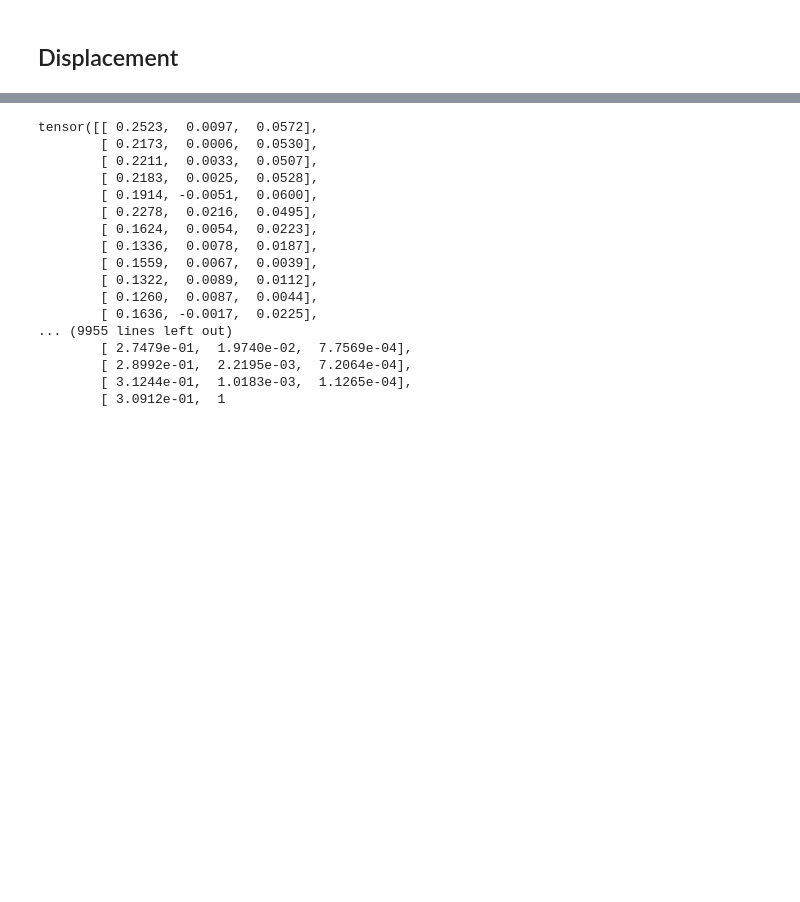
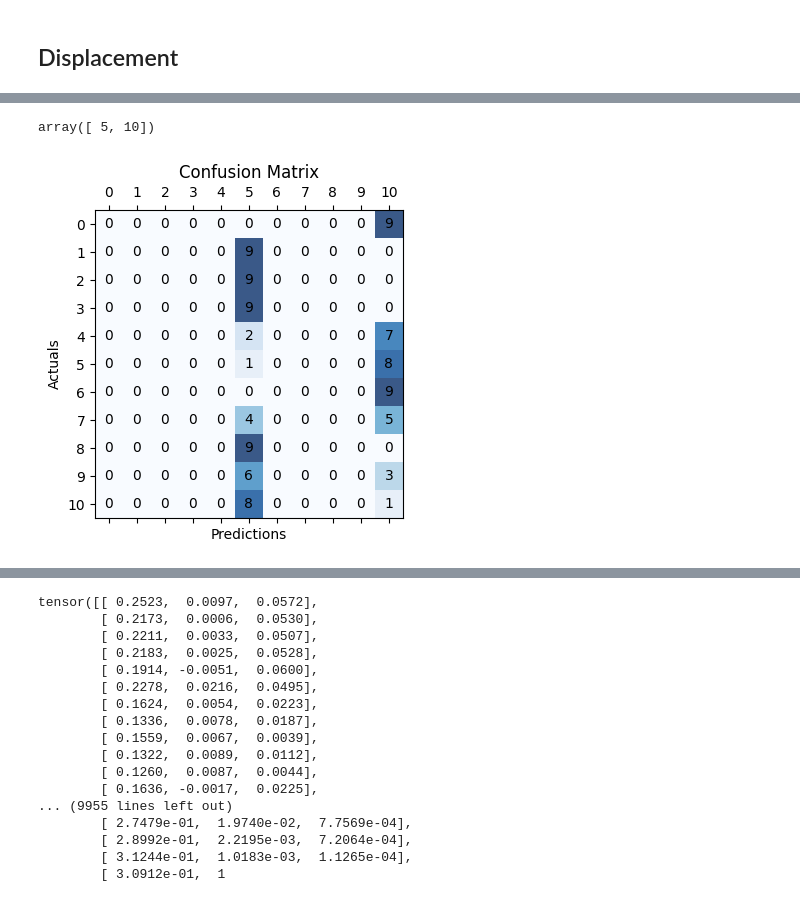
Before and after one commit to tingyan08/ICSHM2022, a Jupyter notebook: testing_quantification.ipynb, the cells around one changed output, grey strips where cells are left out. Cells and saved outputs as stored; diff of their text form; code cells hidden in the pictures; blank space fills up the shorter version.

```diff
--- a/testing_quantification.ipynb
+++ b/testing_quantification.ipynb
@@ -13,15 +13,22 @@ from dataset.DamageIdentification import DamageIdentificationDataset
 from torch.utils.data import DataLoader
 from sklearn.metrics import accuracy_score
 # %%
-mode = "valid"
-source = ["Displacement"]
+mode = "test"
+source = ["synthetic"]
 dataset = DamageIdentificationDataset(path="./Data", source=source, mode=mode, classification=True)
 dataloader = DataLoader(dataset, batch_size=256, shuffle=False)
 # %%
 model1 = ResNet18(num_classes=216).to("cuda").eval()
-state_dict = torch.load("./Logs/Identification/classification-ResNet18-Displacement/LAST/version_0/checkpoints/epoch=00034-val_acc=0.5055.ckpt")["state_dict"]
+state_dict = torch.load("./Logs/Identification/classification-Displacement_no9-ResNet18/LAST/version_0/checkpoints/epoch=00055-val_acc=0.5183.ckpt")["state_dict"]
 model1.load_state_dict(state_dict)
 model2 = ResNet18_finetune().to("cuda").eval()
-state_dict = torch.load("./Logs/Identification/classification-Displacement-synthetic-ResNet18_finetune/finetune/version_1/checkpoints/epoch=00465-val_acc=0.7780.ckpt")["state_dict"]
+state_dict = torch.load("./Logs/Identification/classification-synthetic-ResNet18_finetune/LAST/version_0/checkpoints/epoch=00166-val_acc=0.9921.ckpt")["state_dict"]
 model2.load_state_dict(state_dict)
+
+# model1 = ResNet18(num_classes=216).to("cuda").eval()
+# state_dict = torch.load("./Logs/Identification/classification-Displacement_no9-ResNet18/LAST/version_0/checkpoints/epoch=00055-val_acc=0.5183.ckpt")["state_dict"]
+# model1.load_state_dict(state_dict)
+# model2 = ResNet18_finetune().to("cuda").eval()
+# state_dict = torch.load("./Logs/Identification/classification-Displacement-synthetic-ResNet18_finetune/finetune/version_0/checkpoints/epoch=00092-val_acc=0.7759.ckpt")["state_dict"]
+# model2.load_state_dict(state_dict)
 # %% [output]
@@ -62,0 +97,22 @@ Accuracy from network trained with synthetic signals: 48.11 %
+# %%
+np.unique(resnet18_prediction)
+# %% [output]
+array([ 5, 10])
+# %%
+from sklearn.metrics import confusion_matrix
+conf_matrix = confusion_matrix(target_list.squeeze(), resnet18_prediction, labels=[i for i in range(11)])
+fig, ax = plt.subplots(figsize=(4, 4))
+ax.matshow(conf_matrix, cmap=plt.cm.Blues, alpha=0.8)
+for i in range(conf_matrix.shape[0]):
+    for j in range(conf_matrix.shape[1]):
+        ax.text(x=j, y=i,s=conf_matrix[i, j], va='center', ha='center')
+
+plt.xlabel('Predictions')
+plt.xticks([i for i in range(11)])
+plt.yticks([i for i in range(11)])
+plt.ylabel('Actuals')
+plt.title(f'Confusion Matrix')
+plt.savefig("./pic/confusion_matrix(real).svg", bbox_inches='tight')
+plt.savefig("./pic/confusion_matrix(real).png", bbox_inches='tight', dpi=500)
+# %% [output]
+[figure, added]
```
Also changed, not shown: parts of 8 cells of this notebook, 7 other files.
